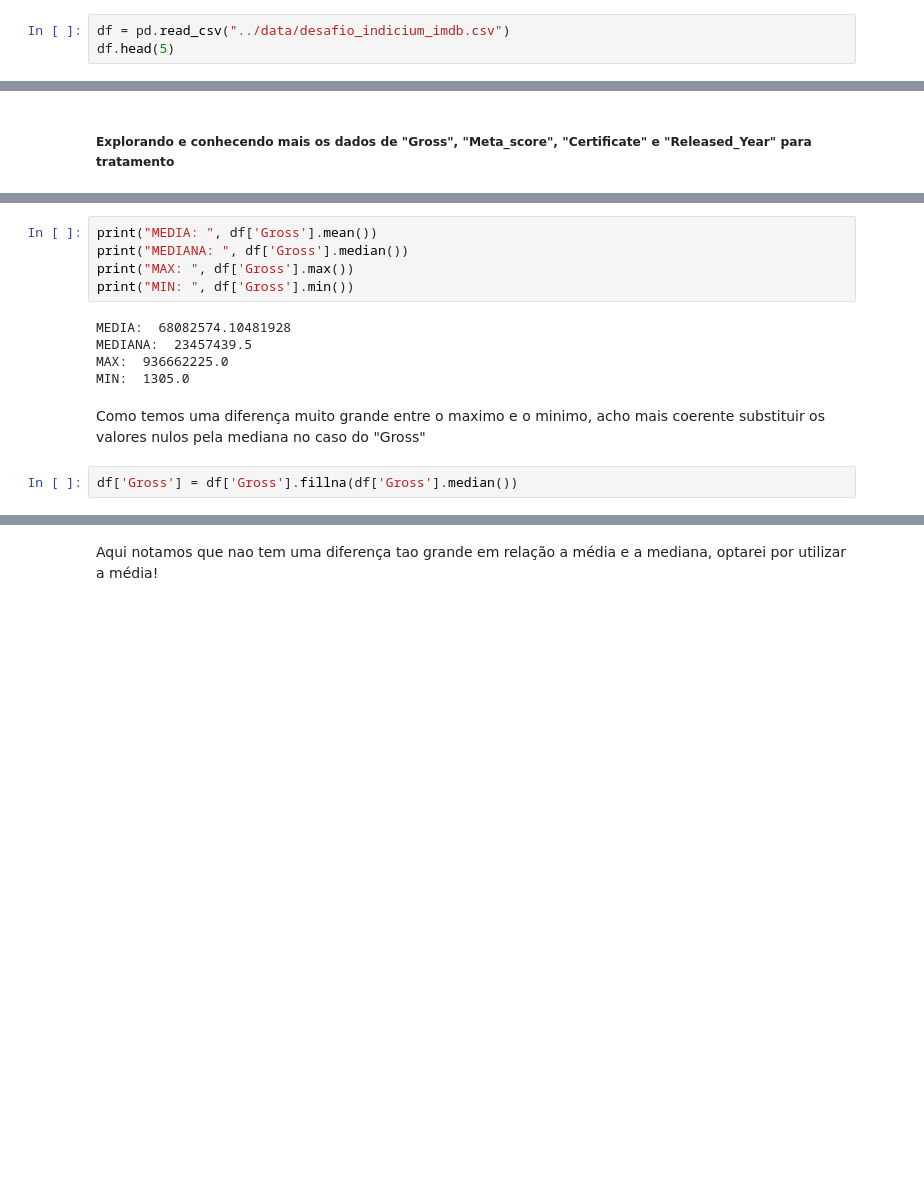
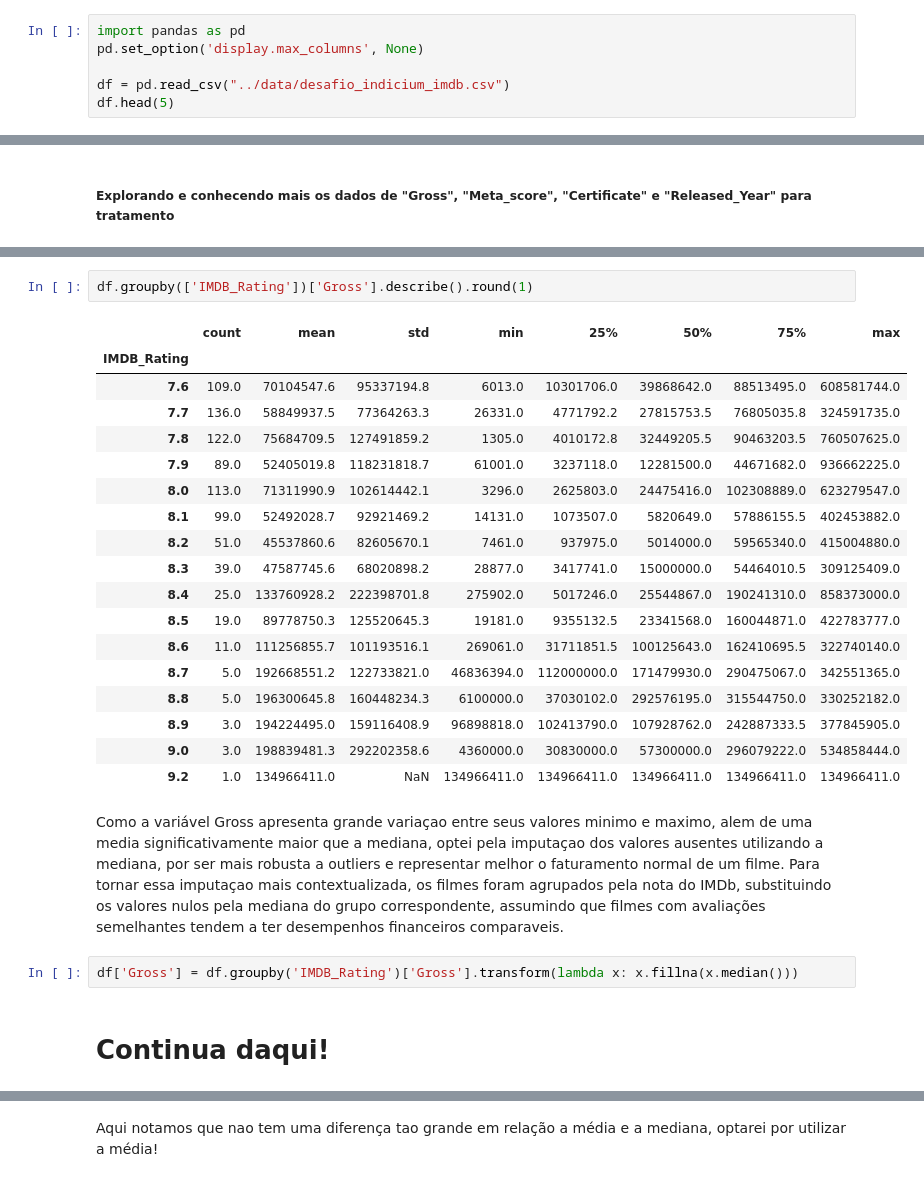
Before and after one commit to gusdiaso/cine_analytics, a Jupyter notebook: notebook/01_etl.ipynb, the cells around one changed output, grey strips where cells are left out. Cells and saved outputs as stored; diff of their text form; blank space fills up the shorter version.

```diff
--- a/notebook/etl.ipynb
+++ b/notebook/01_etl.ipynb
@@ -10,4 +9,7 @@ import numpy as np
 # %%
+import pandas as pd
+pd.set_option('display.max_columns', None)
+
 df = pd.read_csv("../data/desafio_indicium_imdb.csv")
 df.head(5)
 # %% [output]
@@ -76,15 +99,28 @@ Outro problema, nossa base de dados nao é grande e possui muitos valores nulos,
 # %%
-print("MEDIA: ", df['Gross'].mean())
-print("MEDIANA: ", df['Gross'].median())
-print("MAX: ", df['Gross'].max())
-print("MIN: ", df['Gross'].min())
+df.groupby(['IMDB_Rating'])['Gross'].describe().round(1)
 # %% [output]
-MEDIA:  68082574.10481928
-MEDIANA:  23457439.5
-MAX:  936662225.0
-MIN:  1305.0
+|  | count | mean | std | min | 25% | 50% | 75% | max |
+| IMDB_Rating |  |  |  |  |  |  |  |  |
+| 7.6 | 109.0 | 70104547.6 | 95337194.8 | 6013.0 | 10301706.0 | 39868642.0 | 88513495.0 | 608581744.0 |
+| 7.7 | 136.0 | 58849937.5 | 77364263.3 | 26331.0 | 4771792.2 | 27815753.5 | 76805035.8 | 324591735.0 |
+| 7.8 | 122.0 | 75684709.5 | 127491859.2 | 1305.0 | 4010172.8 | 32449205.5 | 90463203.5 | 760507625.0 |
+| 7.9 | 89.0 | 52405019.8 | 118231818.7 | 61001.0 | 3237118.0 | 12281500.0 | 44671682.0 | 936662225.0 |
+| 8.0 | 113.0 | 71311990.9 | 102614442.1 | 3296.0 | 2625803.0 | 24475416.0 | 102308889.0 | 623279547.0 |
+| 8.1 | 99.0 | 52492028.7 | 92921469.2 | 14131.0 | 1073507.0 | 5820649.0 | 57886155.5 | 402453882.0 |
+| 8.2 | 51.0 | 45537860.6 | 82605670.1 | 7461.0 | 937975.0 | 5014000.0 | 59565340.0 | 415004880.0 |
+| 8.3 | 39.0 | 47587745.6 | 68020898.2 | 28877.0 | 3417741.0 | 15000000.0 | 54464010.5 | 309125409.0 |
+| 8.4 | 25.0 | 133760928.2 | 222398701.8 | 275902.0 | 5017246.0 | 25544867.0 | 190241310.0 | 858373000.0 |
+| 8.5 | 19.0 | 89778750.3 | 125520645.3 | 19181.0 | 9355132.5 | 23341568.0 | 160044871.0 | 422783777.0 |
+| 8.6 | 11.0 | 111256855.7 | 101193516.1 | 269061.0 | 31711851.5 | 100125643.0 | 162410695.5 | 322740140.0 |
+| 8.7 | 5.0 | 192668551.2 | 122733821.0 | 46836394.0 | 112000000.0 | 171479930.0 | 290475067.0 | 342551365.0 |
+| 8.8 | 5.0 | 196300645.8 | 160448234.3 | 6100000.0 | 37030102.0 | 292576195.0 | 315544750.0 | 330252182.0 |
+| 8.9 | 3.0 | 194224495.0 | 159116408.9 | 96898818.0 | 102413790.0 | 107928762.0 | 242887333.5 | 377845905.0 |
+| 9.0 | 3.0 | 198839481.3 | 292202358.6 | 4360000.0 | 30830000.0 | 57300000.0 | 296079222.0 | 534858444.0 |
+| 9.2 | 1.0 | 134966411.0 | NaN | 134966411.0 | 134966411.0 | 134966411.0 | 134966411.0 | 134966411.0 |
 # %% [markdown]
-Como temos uma diferença muito grande entre o maximo e o minimo, acho mais coerente substituir os valores nulos pela mediana no caso do "Gross"
+Como a variável Gross apresenta grande variaçao entre seus valores minimo e maximo, alem de uma media significativamente maior que a mediana, optei pela imputaçao dos valores ausentes utilizando a mediana, por ser mais robusta a outliers e representar melhor o faturamento normal de um filme. Para tornar essa imputaçao mais contextualizada, os filmes foram agrupados pela nota do IMDb, substituindo os valores nulos pela mediana do grupo correspondente, assumindo que filmes com avaliações semelhantes tendem a ter desempenhos financeiros comparaveis.
 # %%
-df['Gross'] = df['Gross'].fillna(df['Gross'].median())
+df['Gross'] = df.groupby('IMDB_Rating')['Gross'].transform(lambda x: x.fillna(x.median()))
+# %% [markdown]
+# Continua daqui!
 # %%
```
Also changed, not shown: parts of 16 cells of this notebook, 4 other files.
